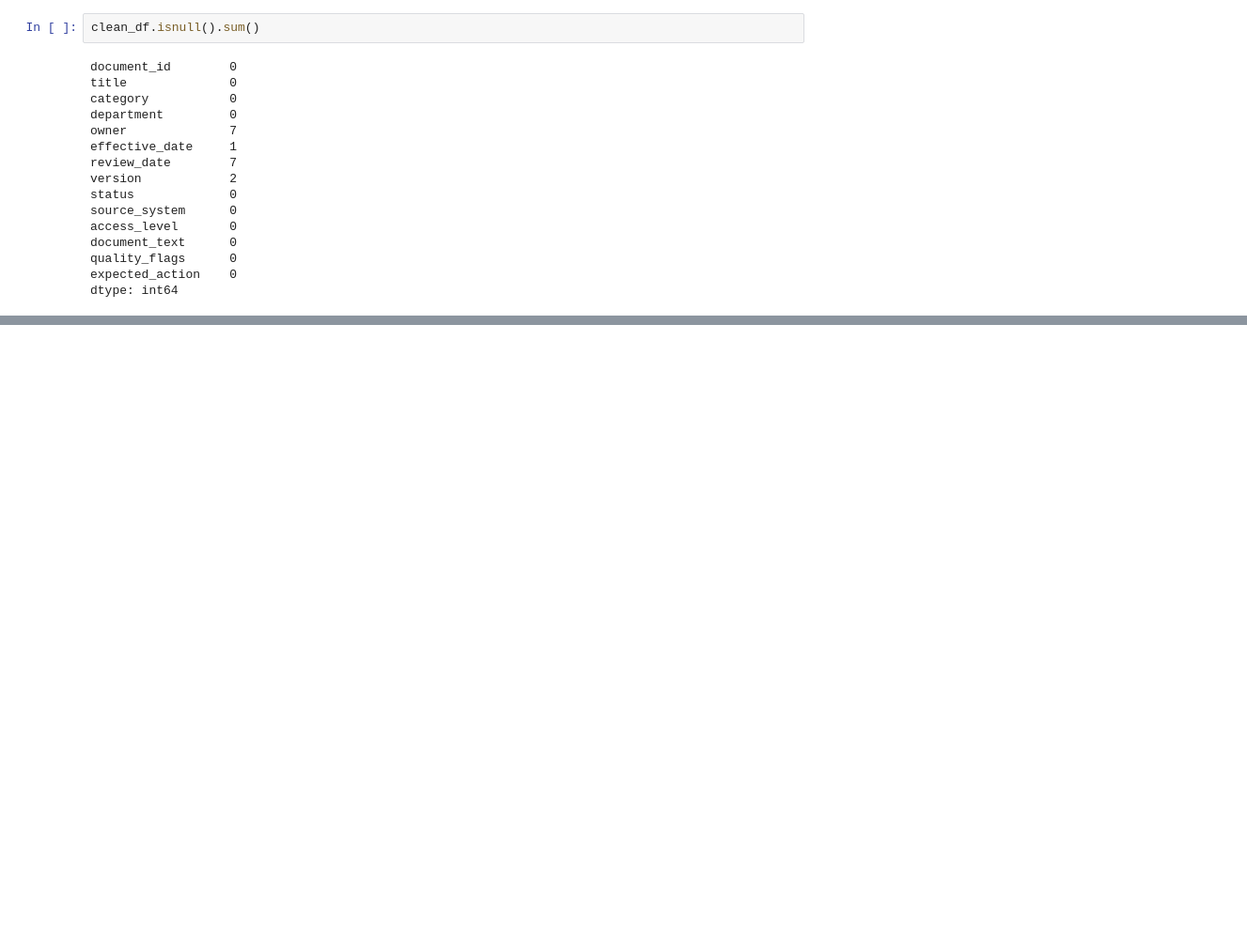
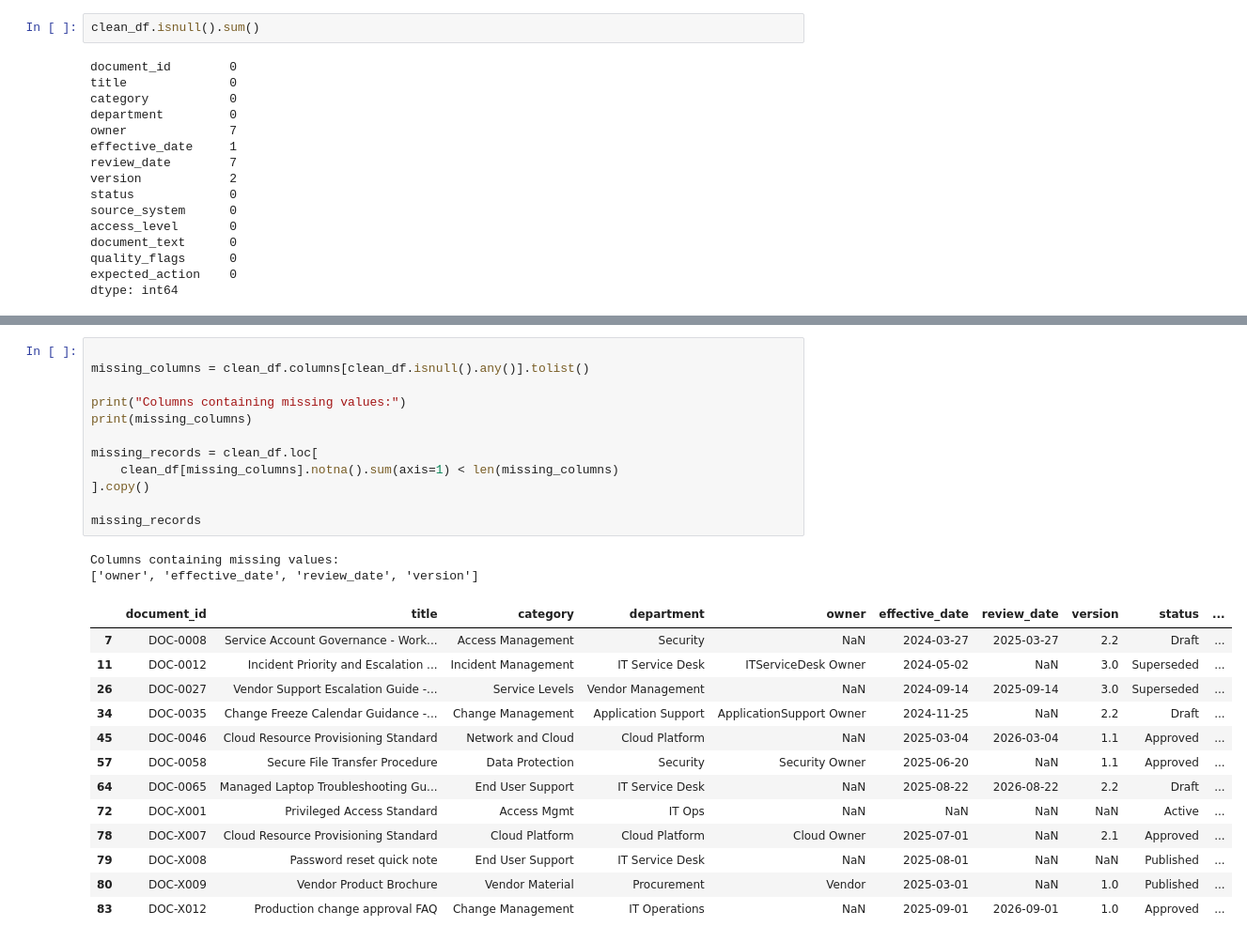
Before and after one commit to anurag-insights/RAG-Based-AI-Document-Assistant-, a Jupyter notebook: notebooks/02_Data_Cleaning.ipynb, the cells around one changed output, grey strips where cells are left out. Shown at 94% size. Drawn from its saved outputs; the diff is of its cells as text; blank space fills up the shorter version.

Commit message:
data quality checked

```diff
--- a/notebooks/02_Data_Cleaning.ipynb
+++ b/notebooks/02_Data_Cleaning.ipynb
@@ -158,0 +213,28 @@ dtype: int64
+# %%
+
+missing_columns = clean_df.columns[clean_df.isnull().any()].tolist()
+
+print("Columns containing missing values:")
+print(missing_columns)
+
+missing_records = clean_df.loc[
+    clean_df[missing_columns].notna().sum(axis=1) < len(missing_columns)
+].copy()
+
+missing_records
+# %% [output]
+Columns containing missing values:
+['owner', 'effective_date', 'review_date', 'version']
+|  | document_id | title | category | department | owner | effective_date | review_date | version | status | ... |
+| 7 | DOC-0008 | Service Account Governance - Work... | Access Management | Security | NaN | 2024-03-27 | 2025-03-27 | 2.2 | Draft | ... |
+| 11 | DOC-0012 | Incident Priority and Escalation ... | Incident Management | IT Service Desk | ITServiceDesk Owner | 2024-05-02 | NaN | 3.0 | Superseded | ... |
+| 26 | DOC-0027 | Vendor Support Escalation Guide -... | Service Levels | Vendor Management | NaN | 2024-09-14 | 2025-09-14 | 3.0 | Superseded | ... |
+| 34 | DOC-0035 | Change Freeze Calendar Guidance -... | Change Management | Application Support | ApplicationSupport Owner | 2024-11-25 | NaN | 2.2 | Draft | ... |
+| 45 | DOC-0046 | Cloud Resource Provisioning Standard | Network and Cloud | Cloud Platform | NaN | 2025-03-04 | 2026-03-04 | 1.1 | Approved | ... |
+| 57 | DOC-0058 | Secure File Transfer Procedure | Data Protection | Security | Security Owner | 2025-06-20 | NaN | 1.1 | Approved | ... |
+| 64 | DOC-0065 | Managed Laptop Troubleshooting Gu... | End User Support | IT Service Desk | NaN | 2025-08-22 | 2026-08-22 | 2.2 | Draft | ... |
+| 72 | DOC-X001 | Privileged Access Standard | Access Mgmt | IT Ops | NaN | NaN | NaN | NaN | Active | ... |
+| 78 | DOC-X007 | Cloud Resource Provisioning Standard | Cloud Platform | Cloud Platform | Cloud Owner | 2025-07-01 | NaN | 2.1 | Approved | ... |
+| 79 | DOC-X008 | Password reset quick note | End User Support | IT Service Desk | NaN | 2025-08-01 | NaN | NaN | Published | ... |
+| 80 | DOC-X009 | Vendor Product Brochure | Vendor Material | Procurement | Vendor | 2025-03-01 | NaN | 1.0 | Published | ... |
+| 83 | DOC-X012 | Production change approval FAQ | Change Management | IT Operations | NaN | 2025-09-01 | 2026-09-01 | 1.0 | Approved | ... |
```
Also changed, not shown: parts of 3 cells of this notebook.
